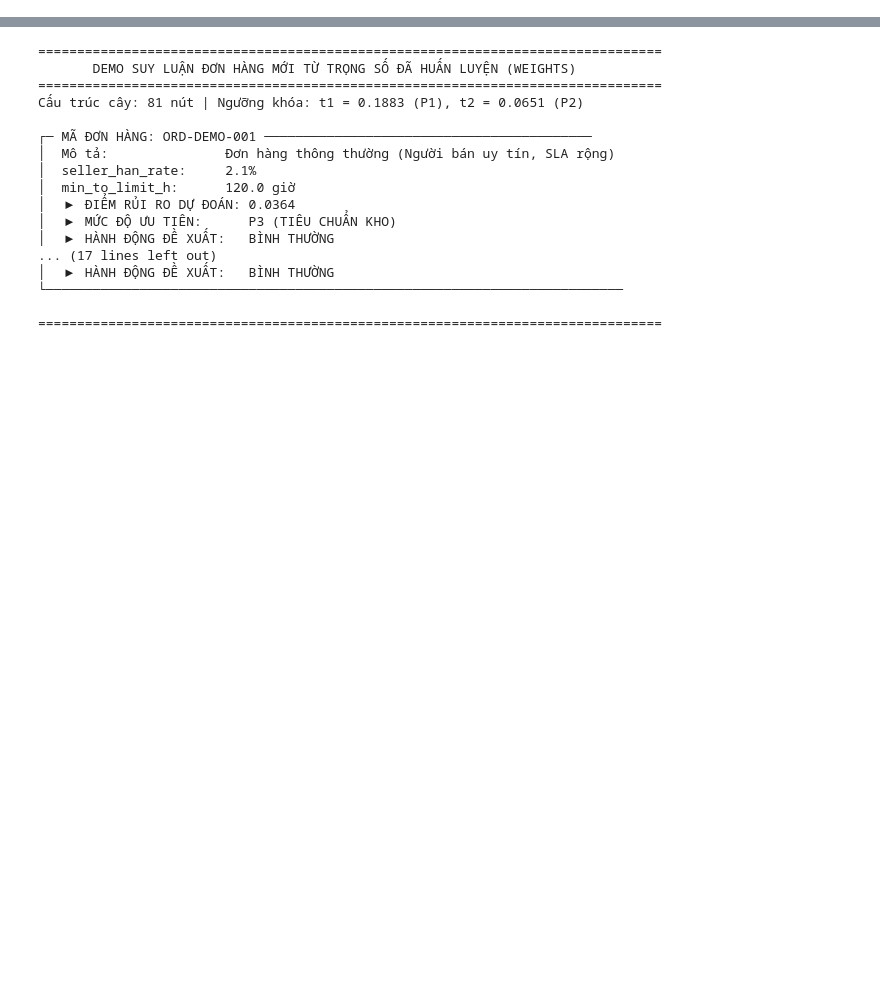
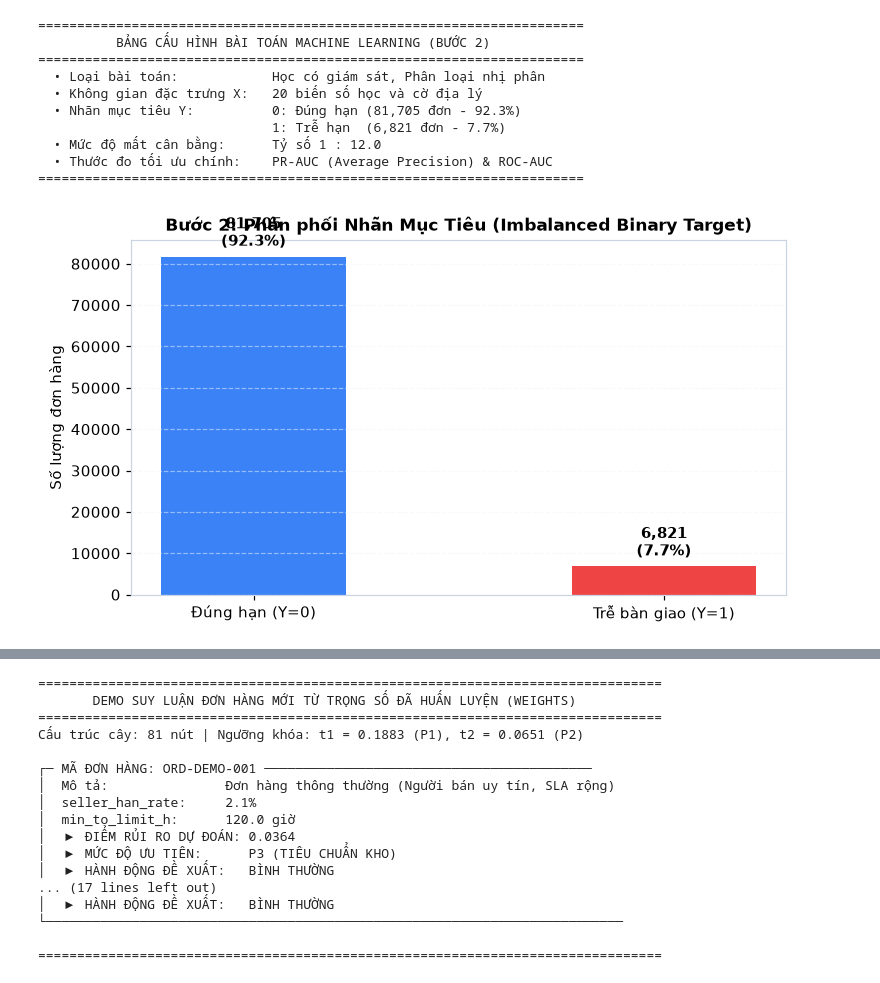
Before and after one commit to ntdat2036/E_logistics, a Jupyter notebook: notebook.ipynb, the cells around one changed output, grey strips where cells are left out. Cells and saved outputs as stored; diff of their text form; code cells hidden in the pictures; blank space fills up the shorter version.

```diff
--- a/notebook.ipynb
+++ b/notebook.ipynb
@@ -1268,0 +131,44 @@ Cell dưới đây nạp trọng số đã lưu từ `weights/tree.json` và `we
+# %%
+# Bước 2: Khảo sát mất cân bằng nhãn mục tiêu
+n_pos = 6821
+n_neg = 81705
+n_total = n_pos + n_neg
+p_pos = n_pos / n_total * 100
+p_neg = n_neg / n_total * 100
+
+fig, ax = plt.subplots(figsize=(7, 4))
+bars = ax.bar(['Đúng hạn (Y=0)', 'Trễ bàn giao (Y=1)'], [n_neg, n_pos], color=[C_ONTIME, C_LATE], width=0.45)
+ax.set_ylabel('Số lượng đơn hàng', fontsize=10)
+ax.set_title('Bước 2: Phân phối Nhãn Mục Tiêu (Imbalanced Binary Target)', fontsize=11, fontweight='bold')
+ax.grid(axis='y', alpha=0.5)
+
+for bar, pct in zip(bars, [p_neg, p_pos]):
+    h = bar.get_height()
+    ax.annotate(f'{h:,}\n({pct:.1f}%)', xy=(bar.get_x() + bar.get_width()/2, h),
+                xytext=(0, 4), textcoords="offset points", ha='center', va='bottom', fontsize=9.5, fontweight='bold')
+
+plt.tight_layout()
+plt.show()
+
+print("=" * 70)
+print("          BẢNG CẤU HÌNH BÀI TOÁN MACHINE LEARNING (BƯỚC 2)")
+print("=" * 70)
+print(f"  • Loại bài toán:            Học có giám sát, Phân loại nhị phân")
+print(f"  • Không gian đặc trưng X:   20 biến số học và cờ địa lý")
+print(f"  • Nhãn mục tiêu Y:          0: Đúng hạn ({n_neg:,} đơn - {p_neg:.1f}%)")
+print(f"                              1: Trễ hạn  ({n_pos:,} đơn - {p_pos:.1f}%)")
+print(f"  • Mức độ mất cân bằng:      Tỷ số 1 : {n_neg/n_pos:.1f}")
+print(f"  • Thước đo tối ưu chính:    PR-AUC (Average Precision) & ROC-AUC")
+print("=" * 70)
+# %% [output]
+======================================================================
+          BẢNG CẤU HÌNH BÀI TOÁN MACHINE LEARNING (BƯỚC 2)
+======================================================================
+  • Loại bài toán:            Học có giám sát, Phân loại nhị phân
+  • Không gian đặc trưng X:   20 biến số học và cờ địa lý
+  • Nhãn mục tiêu Y:          0: Đúng hạn (81,705 đơn - 92.3%)
+                              1: Trễ hạn  (6,821 đơn - 7.7%)
+  • Mức độ mất cân bằng:      Tỷ số 1 : 12.0
+  • Thước đo tối ưu chính:    PR-AUC (Average Precision) & ROC-AUC
+======================================================================
+[figure, added]
```
Also changed, not shown: parts of 114 cells of this notebook, 48 other files.
